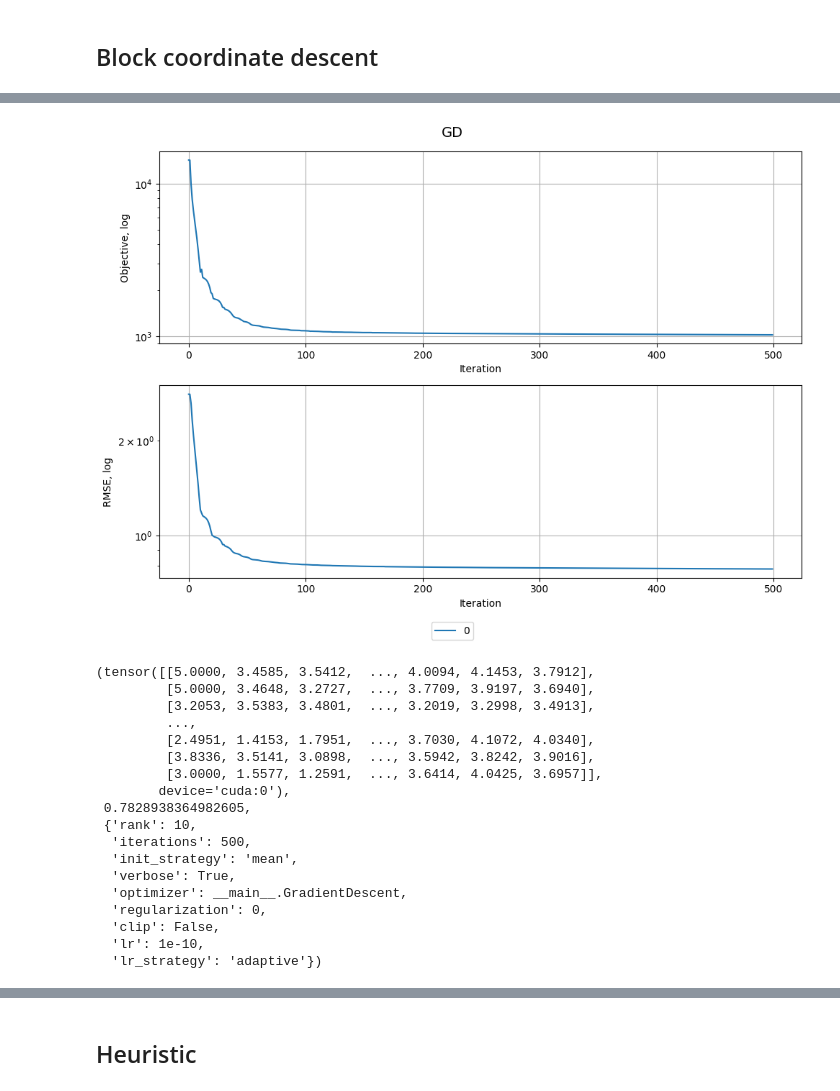
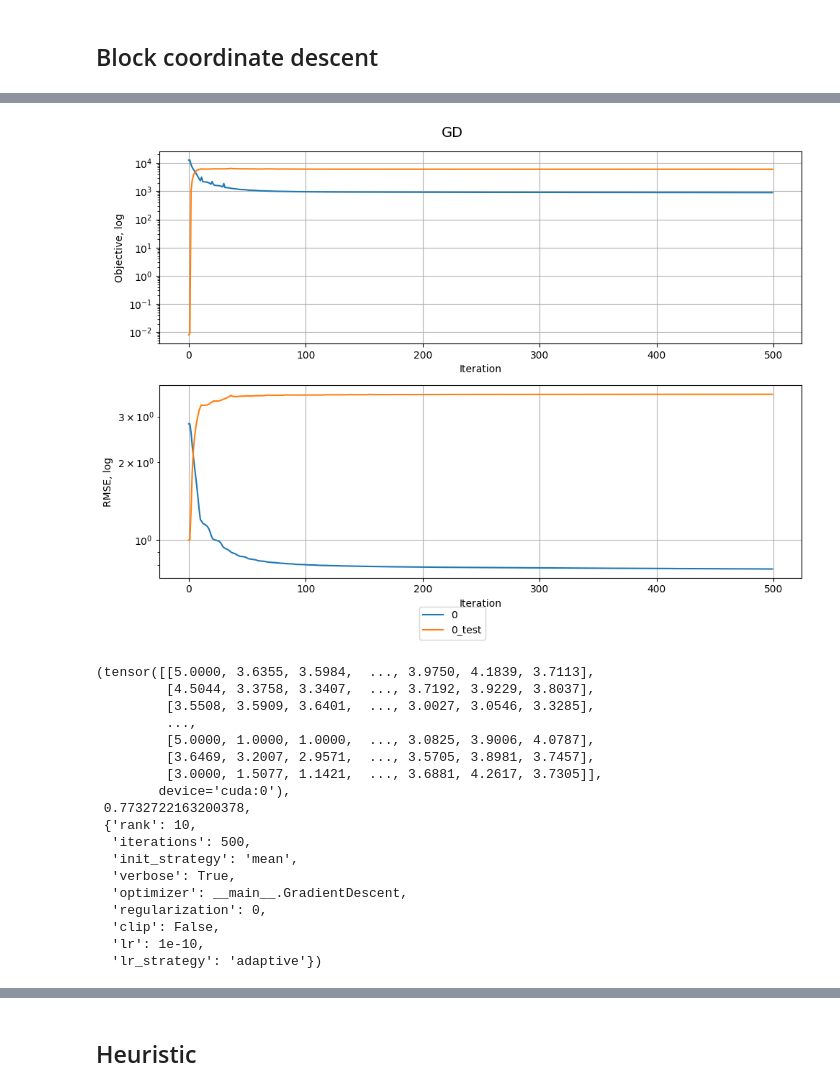
Before and after one commit to dsomni/hdda-f24, a Jupyter notebook: solution_no_val.ipynb, the cells around one changed output, grey strips where cells are left out. Cells and saved outputs as stored; diff of their text form; code cells hidden in the pictures.

```diff
--- a/solution_no_val.ipynb
+++ b/solution_no_val.ipynb
@@ -100,8 +101,10 @@ def plot_log_dicts(log_dicts: dict, title: str):
     axs[1].set_yscale("log")
 
     for idx, (name, log_dict) in enumerate(log_dicts.items()):
-        axs[0].plot(log_dict["iteration"], log_dict["objective"], label=idx)
-        axs[1].plot(log_dict["iteration"], log_dict["rmse"], label=idx)
+        axs[0].plot(log_dict["iteration"], log_dict["objective"], label=f"{idx}")
+        axs[0].plot(log_dict["iteration"], log_dict["objective_test"], label=f"{idx}_test")
+        axs[1].plot(log_dict["iteration"], log_dict["rmse"], label=f"{idx}")
+        axs[1].plot(log_dict["iteration"], log_dict["rmse_test"], label=f"{idx}_test")
 
     fig.suptitle(title, fontsize=14)
 
@@ -140,11 +186,23 @@ toy_mask = toy_matrix != 0
 # %% [markdown]
 ### Real data
+# %%
+def load_real_data() -> tuple[np.ndarray, np.ndarray]:
+    data = scipy.io.loadmat("./data/Data/matlab/inputX.mat")
+    x = csr_matrix(data["X"]).toarray()
+    mask = x != 0
+    return x, mask
 # %%
-def load_real_data() -> tuple[torch.tensor, torch.tensor]:
-    data = scipy.io.loadmat("./data/Data/matlab/inputX.mat")
-    x = csr_matrix(data["X"]).toarray()
-    mask = x != 0
-    return torch.tensor(x).float().to(DEVICE), torch.tensor(mask).to(DEVICE)
+# def load_real_data() -> tuple[torch.tensor, torch.tensor]:
+#     data = scipy.io.loadmat("./data/Data/matlab/inputX.mat")
+#     x = csr_matrix(data["X"]).toarray()
+#     mask = x != 0
+#     return torch.tensor(x).float().to(DEVICE), torch.tensor(mask).to(DEVICE)
 
 
-real_matrix, real_mask = load_real_data()
+real_matrix_full, real_mask_full = load_real_data()
+# %%
+real_matrix, real_mask, real_test_mask, real_matrix_full, real_mask_full = train_test_split_matrix(
+    real_matrix_full, real_mask_full, test_percent=0.2
+)
+
+print(f"Test size: {int(real_test_mask.sum())}")
@@ -883,35 +1449,36 @@ KeyboardInterrupt:
 # %%
 gd_res = choose_best(
     real_matrix,
     real_mask,
+    real_test_mask,
     block_gd,
     {
         "rank": 10,
         "iterations": 500,
         "init_strategy": "mean",
         "verbose": True,
         "optimizer": GradientDescent,
         "regularization": 0,
         "clip": False,
         "lr": 1e-10,
         "lr_strategy": "adaptive",
     },
 )
 
 plot_log_dicts(gd_res[-1], "GD")
 
 gd_res[:-1]
 # %% [output]
-[figure, old version]
+[figure, new version]
-(tensor([[5.0000, 3.4585, 3.5412,  ..., 4.0094, 4.1453, 3.7912],
-         [5.0000, 3.4648, 3.2727,  ..., 3.7709, 3.9197, 3.6940],
-         [3.2053, 3.5383, 3.4801,  ..., 3.2019, 3.2998, 3.4913],
+(tensor([[5.0000, 3.6355, 3.5984,  ..., 3.9750, 4.1839, 3.7113],
+         [4.5044, 3.3758, 3.3407,  ..., 3.7192, 3.9229, 3.8037],
+         [3.5508, 3.5909, 3.6401,  ..., 3.0027, 3.0546, 3.3285],
          ...,
-         [2.4951, 1.4153, 1.7951,  ..., 3.7030, 4.1072, 4.0340],
-         [3.8336, 3.5141, 3.0898,  ..., 3.5942, 3.8242, 3.9016],
-         [3.0000, 1.5577, 1.2591,  ..., 3.6414, 4.0425, 3.6957]],
+         [5.0000, 1.0000, 1.0000,  ..., 3.0825, 3.9006, 4.0787],
+         [3.6469, 3.2007, 2.9571,  ..., 3.5705, 3.8981, 3.7457],
+         [3.0000, 1.5077, 1.1421,  ..., 3.6881, 4.2617, 3.7305]],
         device='cuda:0'),
- 0.7828938364982605,
+ 0.7732722163200378,
  {'rank': 10,
   'iterations': 500,
   'init_strategy': 'mean',
```
Also changed, not shown: parts of 23 cells of this notebook, 1 other file.
